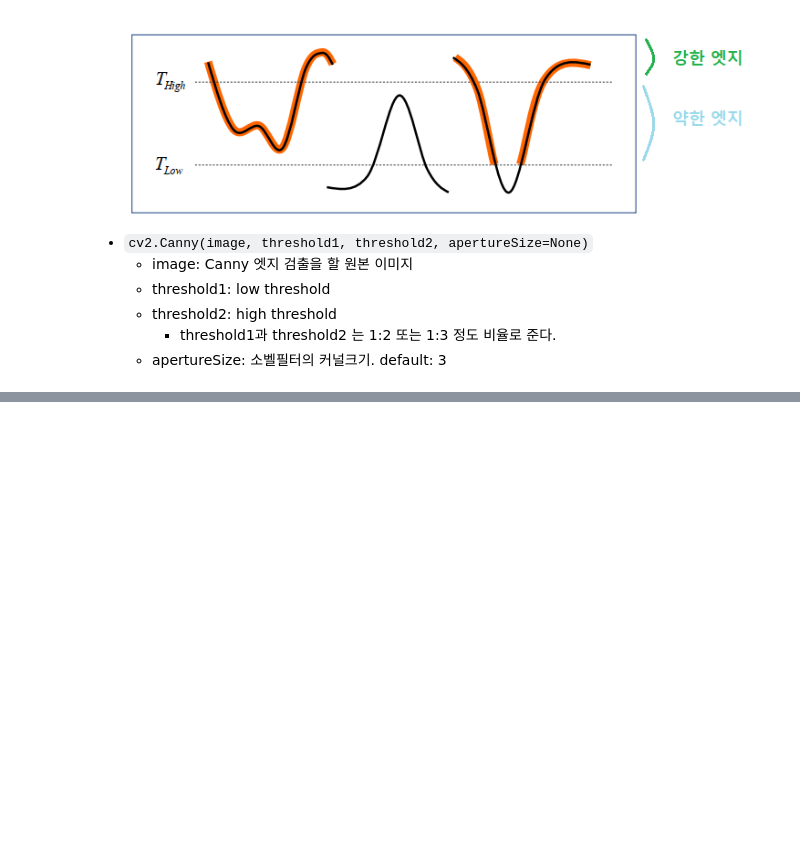
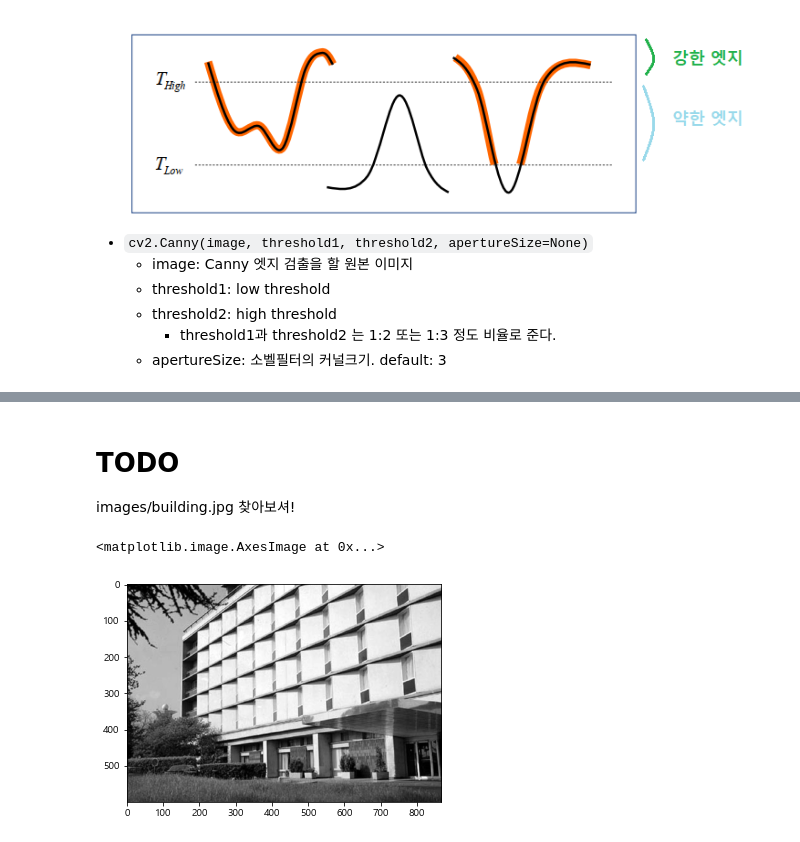
Before and after one commit to sujeong-jang-creator/jcrystal, a Jupyter notebook: 13.openCV/04_엣지검출.ipynb, the cells around one changed output, grey strips where cells are left out. Cells and saved outputs as stored; diff of their text form; code cells hidden in the pictures; blank space fills up the shorter version.

```diff
--- a/13.openCV/04_엣지검출.ipynb
+++ b/13.openCV/04_엣지검출.ipynb
@@ -69,0 +154,10 @@
+# %% [markdown]
+# TODO
+images/building.jpg 찾아보셔!
+# %%
+building = cv2.imread('images/building.jpg', cv2.IMREAD_GRAYSCALE)
+
+plt.imshow(building, cmap='gray')
+# %% [output]
+<matplotlib.image.AxesImage at 0x...>
+[figure, added]
```
Also changed, not shown: parts of 13 cells of this notebook, 9 other files.
